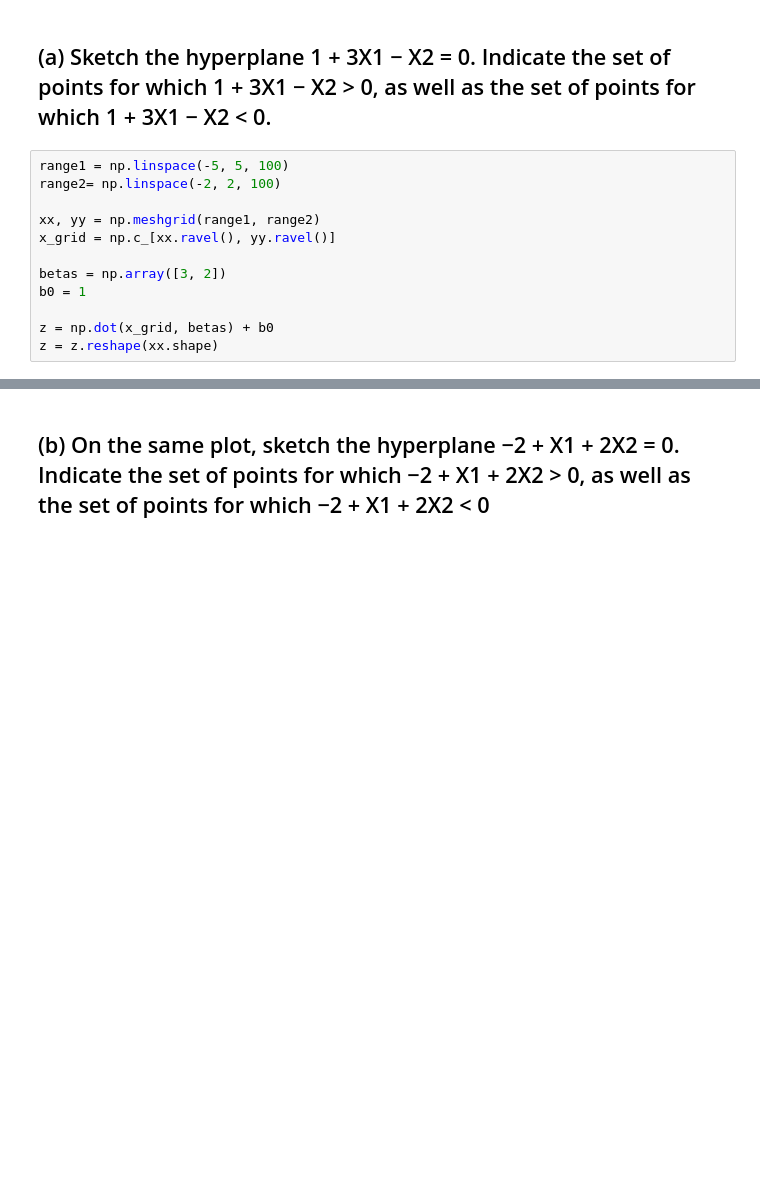
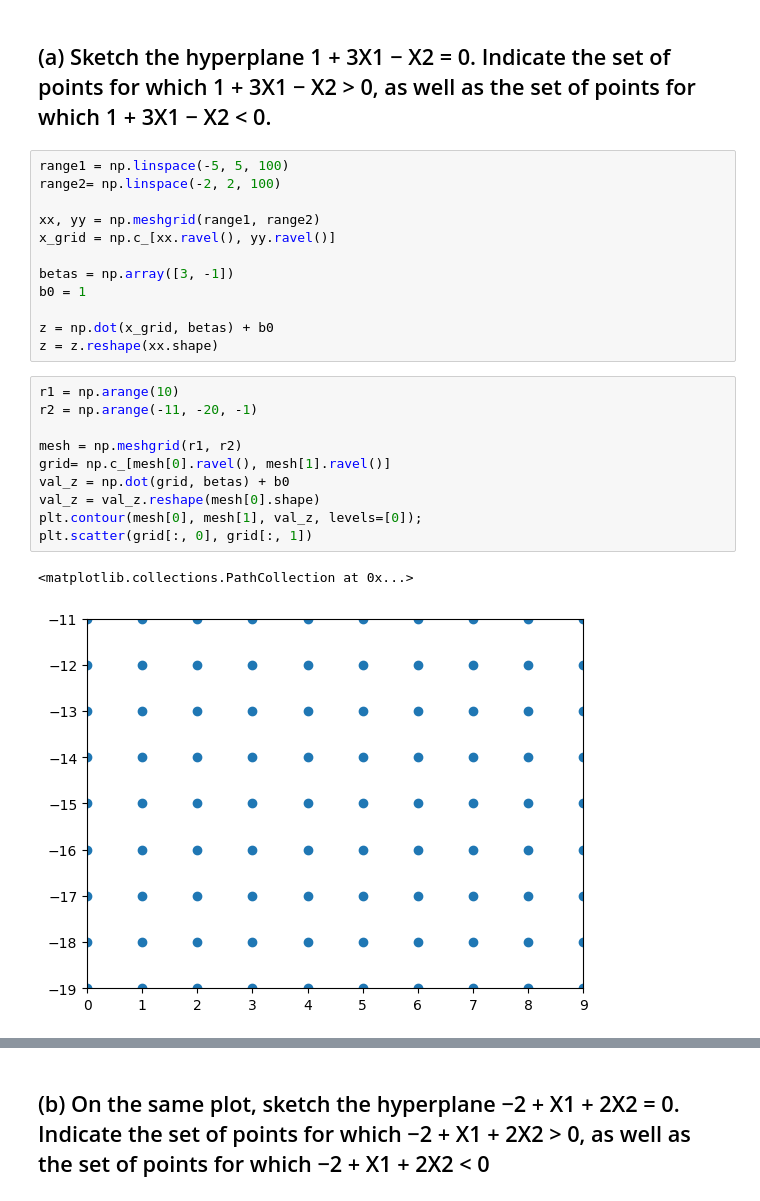
Before and after one commit to chuancao26/islp, a Jupyter notebook: exercicesSVM.ipynb, the cells around one changed output, grey strips where cells are left out. Cells and saved outputs as stored; diff of their text form; blank space fills up the shorter version.

```diff
--- a/exercicesSVM.ipynb
+++ b/exercicesSVM.ipynb
@@ -16,11 +16,24 @@ range2= np.linspace(-2, 2, 100)
 xx, yy = np.meshgrid(range1, range2)
 x_grid = np.c_[xx.ravel(), yy.ravel()]
 
-betas = np.array([3, 2])
+betas = np.array([3, -1])
 b0 = 1
 
 z = np.dot(x_grid, betas) + b0
 z = z.reshape(xx.shape)
+# %%
+r1 = np.arange(10)
+r2 = np.arange(-11, -20, -1)
+
+mesh = np.meshgrid(r1, r2)
+grid= np.c_[mesh[0].ravel(), mesh[1].ravel()]
+val_z = np.dot(grid, betas) + b0
+val_z = val_z.reshape(mesh[0].shape)
+plt.contour(mesh[0], mesh[1], val_z, levels=[0]);
+plt.scatter(grid[:, 0], grid[:, 1])
+# %% [output]
+<matplotlib.collections.PathCollection at 0x...>
+[figure, added]
 # %%
 plt.contourf(xx, yy, z, levels=[z.min(), 0, z.max()], colors=['#ff9999', '#9999ff'], alpha=0.4)
 plt.contour(xx, yy, z, levels=[0])
```
Also changed, not shown: parts of 19 cells of this notebook.
